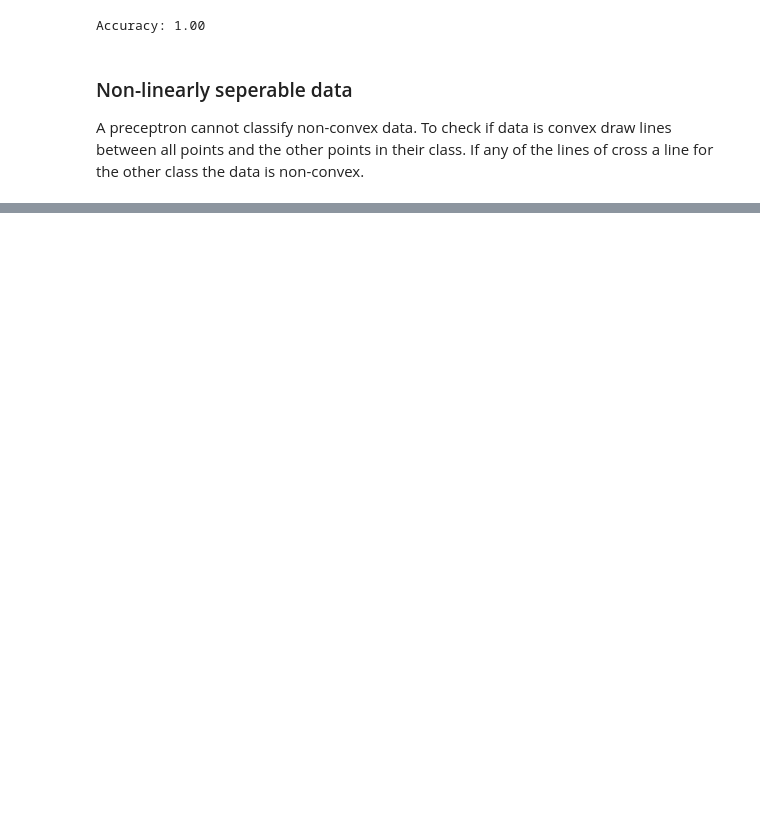
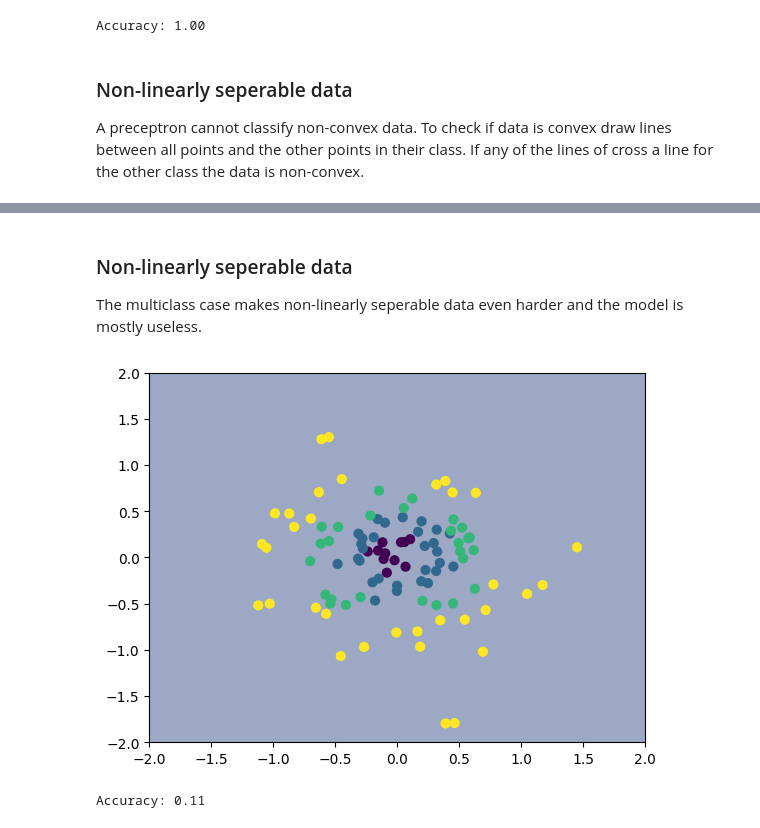
Before and after one commit to RunnersNum40/machine-intelligence, a Jupyter notebook: Preceptron/preceptron.ipynb, the cells around one changed output, grey strips where cells are left out. Saved outputs shown, nothing was run; the diff lists cells and outputs as text; code cells hidden in the pictures; blank space fills up the shorter version.

```diff
--- a/Preceptron/preceptron.ipynb
+++ b/Preceptron/preceptron.ipynb
@@ -196,0 +361,22 @@ Accuracy: 0.43
+# %% [markdown]
+### Non-linearly seperable data
+
+The multiclass case makes non-linearly seperable data even harder and the model is mostly useless.
+# %%
+# Generate data for a non-linearly separable multiclass problem.
+X, y = generate_multiclass_data_nls()
+
+# Create a multiclass preceptron with the logistic activation function.
+preceptron = MulticlassPreceptron(2, 4, logistic)
+
+# Fit the model to the data.
+preceptron.fit(X, y, max_epochs=1000, lr=0.5)
+
+# Plot the data and the decision boundary.
+plot_multiclass_decision_boundary(preceptron, X, y)
+
+# Score the model on the data.
+print(f"Accuracy: {preceptron.score(X, y):.2f}")
+# %% [output]
+[figure, added]
+Accuracy: 0.11
```
Also changed, not shown: parts of 14 cells of this notebook.
